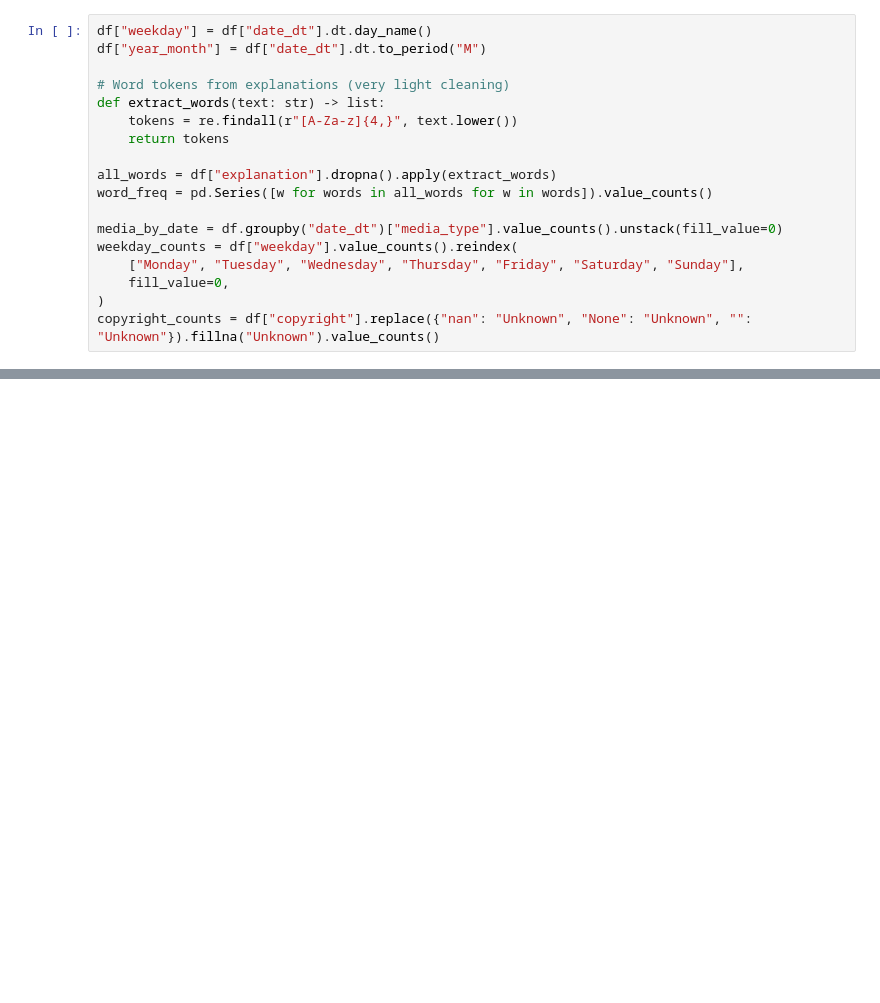
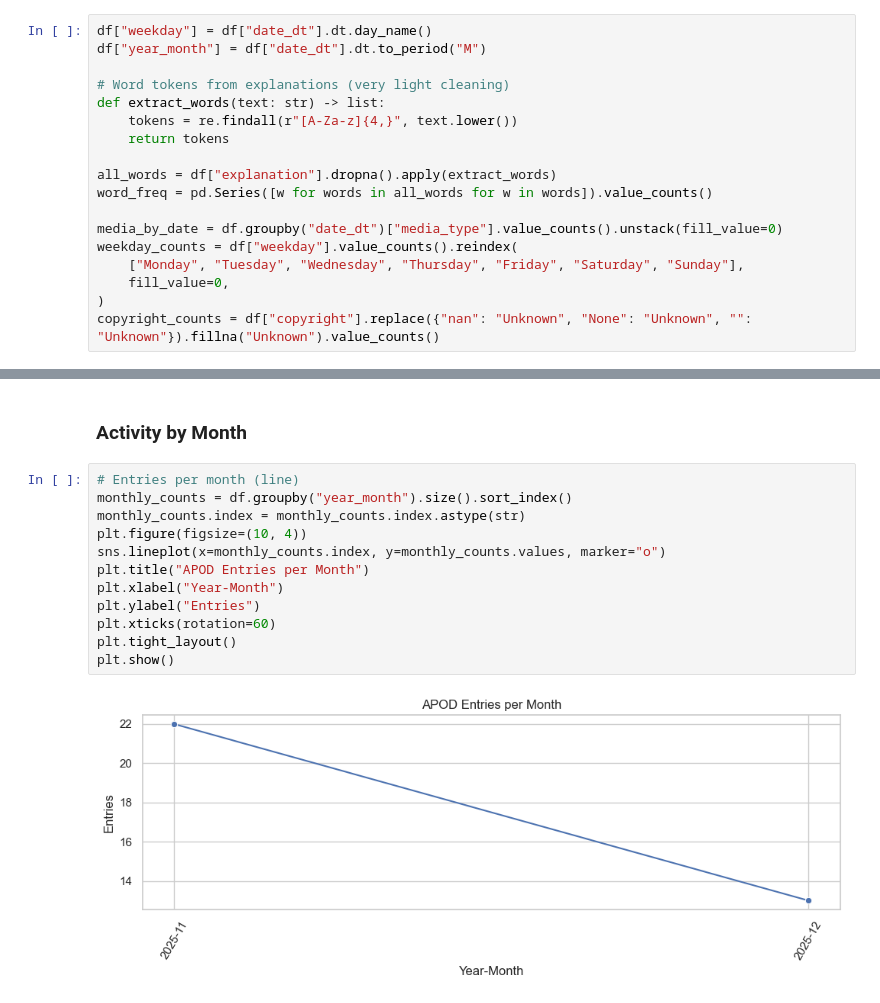
Before and after one commit to Satyampatel779/NASA-APOD-Finals, a Jupyter notebook: docs/apod_eda.ipynb, the cells around one changed output, grey strips where cells are left out. Saved outputs shown, nothing was run; the diff lists cells and outputs as text; blank space fills up the shorter version.

```diff
--- a/docs/apod_eda.ipynb
+++ b/docs/apod_eda.ipynb
@@ -165,0 +262,16 @@ pytest -q
+# %% [markdown]
+### Activity by Month
+# %%
+# Entries per month (line)
+monthly_counts = df.groupby("year_month").size().sort_index()
+monthly_counts.index = monthly_counts.index.astype(str)
+plt.figure(figsize=(10, 4))
+sns.lineplot(x=monthly_counts.index, y=monthly_counts.values, marker="o")
+plt.title("APOD Entries per Month")
+plt.xlabel("Year-Month")
+plt.ylabel("Entries")
+plt.xticks(rotation=60)
+plt.tight_layout()
+plt.show()
+# %% [output]
+[figure, added]
```
Also changed, not shown: parts of 30 cells of this notebook, 8 other files.
